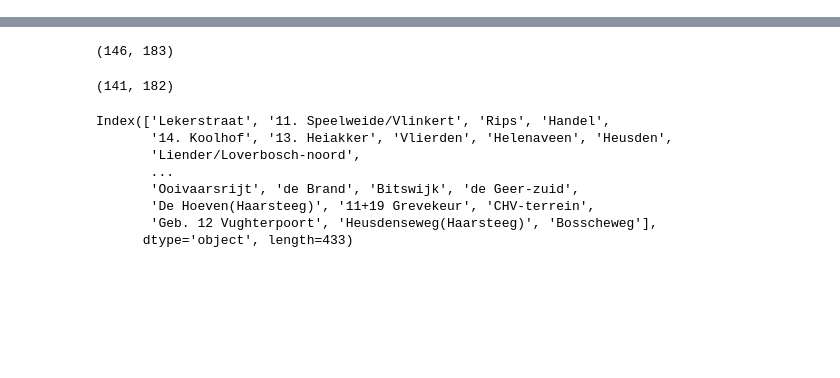
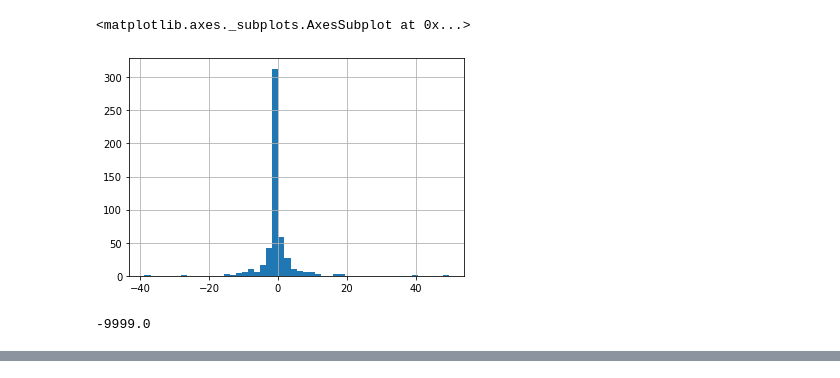
Before and after one commit to JalkapalloX/JBG060-Data-Challenge-3, a Jupyter notebook: Utility/pred_to_rain.ipynb, the cells around one changed output, grey strips where cells are left out. Cells and saved outputs as stored; diff of their text form; code cells hidden in the pictures; blank space fills up the shorter version.

```diff
--- a/Utility/pred_to_rain.ipynb
+++ b/Utility/pred_to_rain.ipynb
@@ -194,3 +379,12 @@ haha.area_data.loc[haha.area_data["area_name"] == "Bosscheweg"]
+# %%
+(lekerstraat_actual[lekerstraat_predicted>=0]-lekerstraat_predicted[lekerstraat_predicted>=0]).hist(bins=50)
+# %% [output]
+<matplotlib.axes._subplots.AxesSubplot at 0x...>
+[figure, added]
+# %%
+min(lekerstraat_predicted) # LEKERSTRAAT MAY NOT BE CORRECT
+# %% [output]
+-9999.0
 # %%
 rain_data
 # %% [output]
@@ -212,22 +406,3 @@ rain_data
 | 128100 | 2019-12-07 23:50:00 | 12-07-2019 23:55:00 | HydroNET D2 | 0.0000 | 0.0000 | 0.0000 | 0.0000 | 0.0000 | ... |
 | 128101 | 2019-12-07 23:55:00 | 13-07-2019 00:00:00 | HydroNET D2 | 0.0000 | 0.0000 | 0.0000 | 0.0000 | 0.0000 | ... |
 128102 rows × 436 columns
-# %%
-cell_index(5.359205, 51.673278)
-# %% [output]
-(146, 183)
-# %%
-cell_index(5.162668, 51.690374)
-# %% [output]
-(141, 182)
-# %%
-hourly_rd.columns
-# %% [output]
-Index(['Lekerstraat', '11. Speelweide/Vlinkert', 'Rips', 'Handel',
-       '14. Koolhof', '13. Heiakker', 'Vlierden', 'Helenaveen', 'Heusden',
-       'Liender/Loverbosch-noord',
-       ...
-       'Ooivaarsrijt', 'de Brand', 'Bitswijk', 'de Geer-zuid',
-       'De Hoeven(Haarsteeg)', '11+19 Grevekeur', 'CHV-terrein',
-       'Geb. 12 Vughterpoort', 'Heusdenseweg(Haarsteeg)', 'Bosscheweg'],
-      dtype='object', length=433)
```
Also changed, not shown: parts of 67 cells of this notebook.
